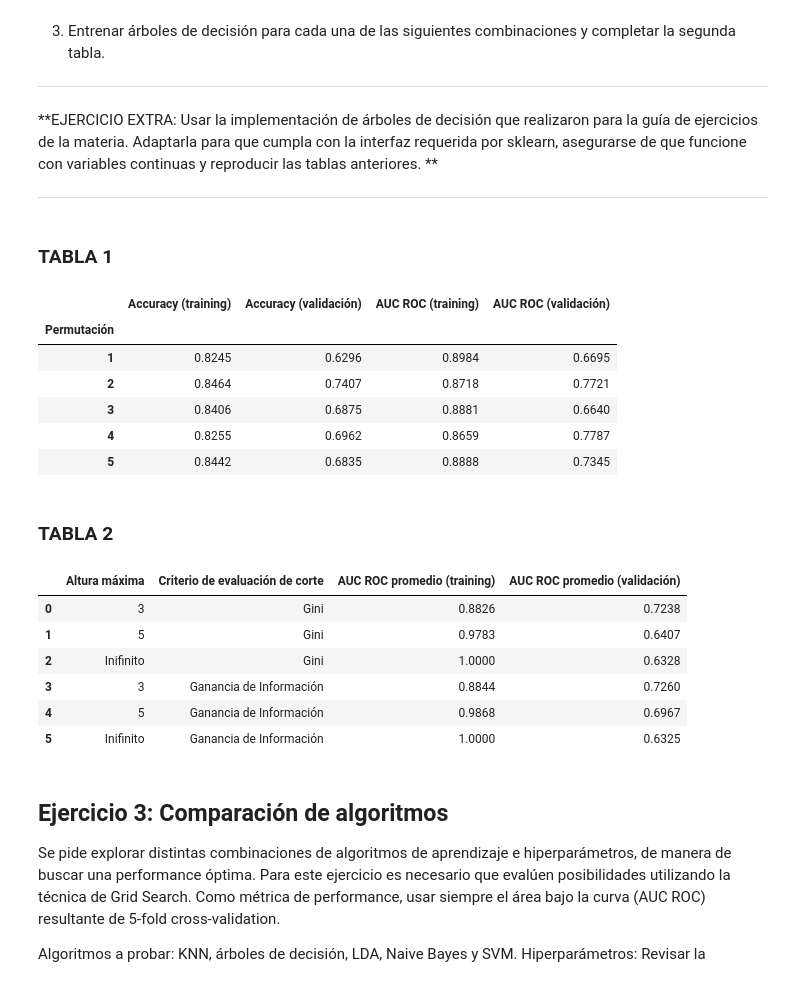
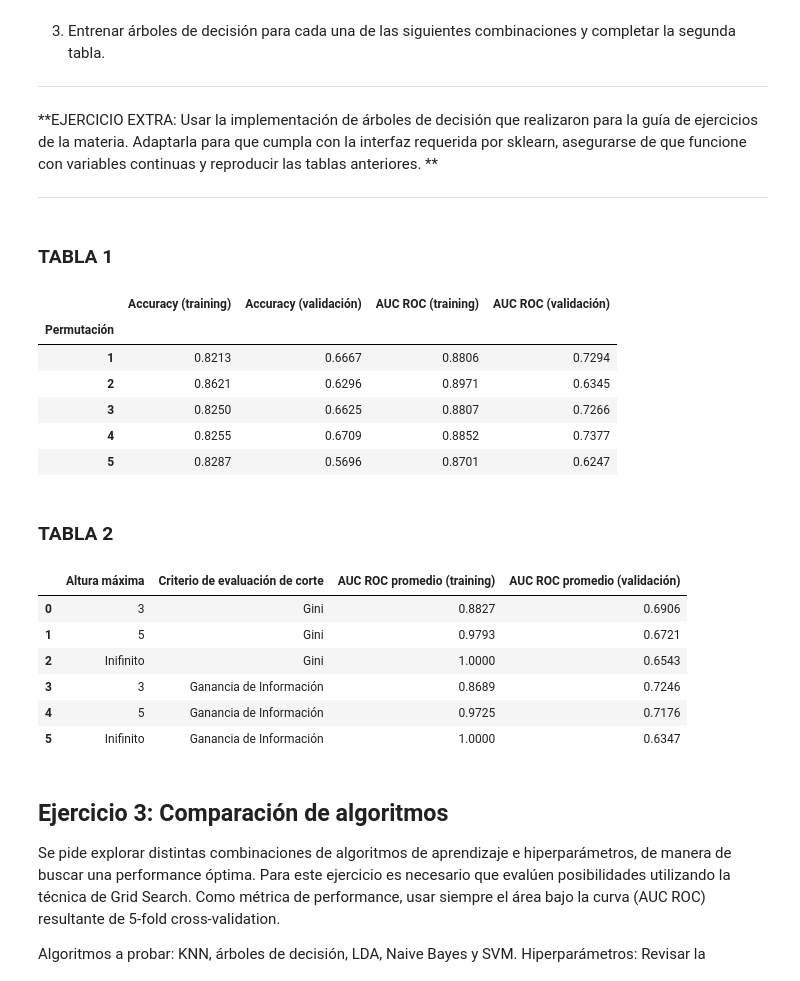
Before and after one commit to jlassa/TP1---aa, a Jupyter notebook: TP1.ipynb, the cells around one changed output. Cells and saved outputs as stored; diff of their text form; code cells hidden in the pictures.

```diff
--- a/TP1.ipynb
+++ b/TP1.ipynb
@@ -160,42 +160,42 @@ y_dev_np = np.array(y_dev).ravel()
 
 # Hacer arbol
 # (Separar en KFold)
 # Iterar por cada fold: fitear arbol, calcular accuracies y aucs en training y validation y guardarlos
 
 arbol = DecisionTreeClassifier(max_depth=3)
 np.random.seed(1234)
 cv = sklearn.model_selection.StratifiedKFold(n_splits=5 , shuffle=True)
 #shufflea con el seed de arriba, manteniendo proporciones de datos por fold.
-scores = sklearn.model_selection.cross_validate(arbol, X_dev_np, y_dev_np, cv = 5,
+scores = sklearn.model_selection.cross_validate(arbol, X_dev_np, y_dev_np, cv = cv,
                                                 scoring=['accuracy', 'roc_auc'], return_train_score=True)
 
 #########################################################
 
 df = pd.DataFrame(index=range(1,6))
 df.index.name = "Permutación"
 
 df["Accuracy (training)"] = scores['train_accuracy']     # cambiar por accuracies_training
 df["Accuracy (validación)"] = scores['test_accuracy']   # cambiar por accuracies_validation
 df["AUC ROC (training)"] = scores['train_roc_auc']      # cambiar por aucs_training
 df["AUC ROC (validación)"] = scores['test_roc_auc']    # cambiar por aucs_validation
 
 
 display(HTML("<h3> TABLA 1 </h3>"))
 display(df)
 
 # Descomentar las siguientes líneas para graficar el resultado
-# df.plot(kind="bar")
-# plt.legend(loc='upper left', bbox_to_anchor=(1.0, 1.0))
-# plt.show()
+#df.plot(kind="bar")
+#plt.legend(loc='upper left', bbox_to_anchor=(1.0, 1.0))
+#plt.show()
 # %% [output]
 TABLA 1
 |  | Accuracy (training) | Accuracy (validación) | AUC ROC (training) | AUC ROC (validación) |
 | Permutación |  |  |  |  |
-| 1 | 0.8245 | 0.6296 | 0.8984 | 0.6695 |
-| 2 | 0.8464 | 0.7407 | 0.8718 | 0.7721 |
-| 3 | 0.8406 | 0.6875 | 0.8881 | 0.6640 |
-| 4 | 0.8255 | 0.6962 | 0.8659 | 0.7787 |
-| 5 | 0.8442 | 0.6835 | 0.8888 | 0.7345 |
+| 1 | 0.8213 | 0.6667 | 0.8806 | 0.7294 |
+| 2 | 0.8621 | 0.6296 | 0.8971 | 0.6345 |
+| 3 | 0.8250 | 0.6625 | 0.8807 | 0.7266 |
+| 4 | 0.8255 | 0.6709 | 0.8852 | 0.7377 |
+| 5 | 0.8287 | 0.5696 | 0.8701 | 0.6247 |
 # %%
 resultados_training = []
 resultados_validation = []
@@ -211,12 +211,13 @@ resultados_validation = []
 #         CODIGO AQUI.
 #         resultados_training.append( <RESULTADO_TRAINING> )
 #         resultados_validation.append( <RESULTADO_VALIDATION> )
-np.random.seed(1234)
+
 for criterio in ["gini", "entropy"]:
     for altura in [3, 5, None]:
         arbol = DecisionTreeClassifier(max_depth=altura, criterion=criterio)
+        np.random.seed(1234) # lo pongo aca para que todos tengan los mismos k-folds
         cv = sklearn.model_selection.StratifiedKFold(n_splits=5 , shuffle=True)
-        scores = sklearn.model_selection.cross_validate(arbol, X_dev_np, y_dev_np, cv = 5,
+        scores = sklearn.model_selection.cross_validate(arbol, X_dev_np, y_dev_np, cv = cv,
                                                         scoring=['roc_auc'], return_train_score=True)
         resultados_training.append( scores['train_roc_auc'].mean() )
         resultados_validation.append( scores['test_roc_auc'].mean() )
@@ -237,12 +238,12 @@ display(df)
 # %% [output]
 TABLA 2
 |  | Altura máxima | Criterio de evaluación de corte | AUC ROC promedio (training) | AUC ROC promedio (validación) |
-| 0 | 3 | Gini | 0.8826 | 0.7238 |
-| 1 | 5 | Gini | 0.9783 | 0.6407 |
-| 2 | Inifinito | Gini | 1.0000 | 0.6328 |
-| 3 | 3 | Ganancia de Información | 0.8844 | 0.7260 |
-| 4 | 5 | Ganancia de Información | 0.9868 | 0.6967 |
-| 5 | Inifinito | Ganancia de Información | 1.0000 | 0.6325 |
+| 0 | 3 | Gini | 0.8827 | 0.6906 |
+| 1 | 5 | Gini | 0.9793 | 0.6721 |
+| 2 | Inifinito | Gini | 1.0000 | 0.6543 |
+| 3 | 3 | Ganancia de Información | 0.8689 | 0.7246 |
+| 4 | 5 | Ganancia de Información | 0.9725 | 0.7176 |
+| 5 | Inifinito | Ganancia de Información | 1.0000 | 0.6347 |
 # %% [markdown]
 ## Ejercicio 3: Comparación de algoritmos
 
```
Also changed, not shown: parts of 7 cells of this notebook.
